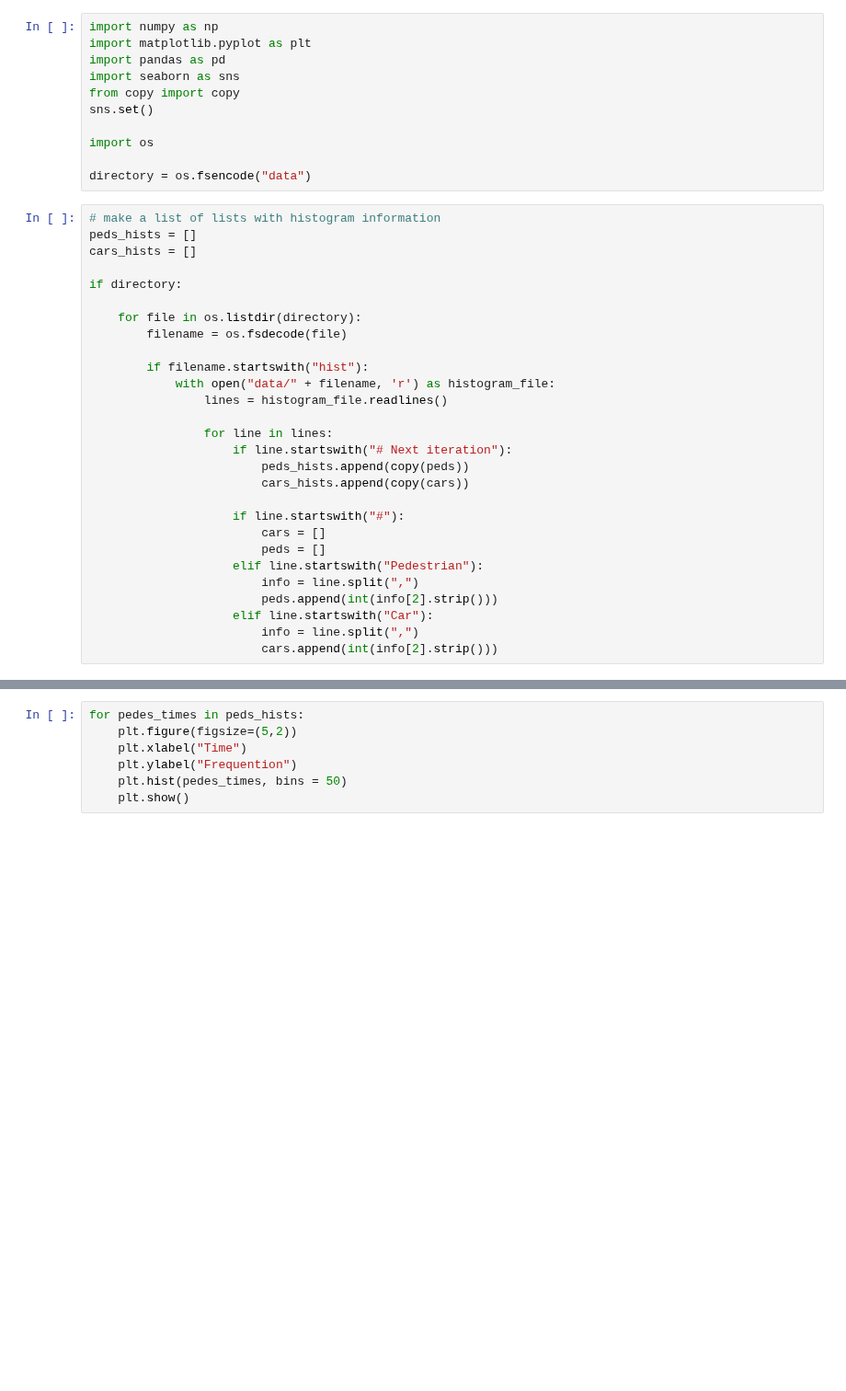
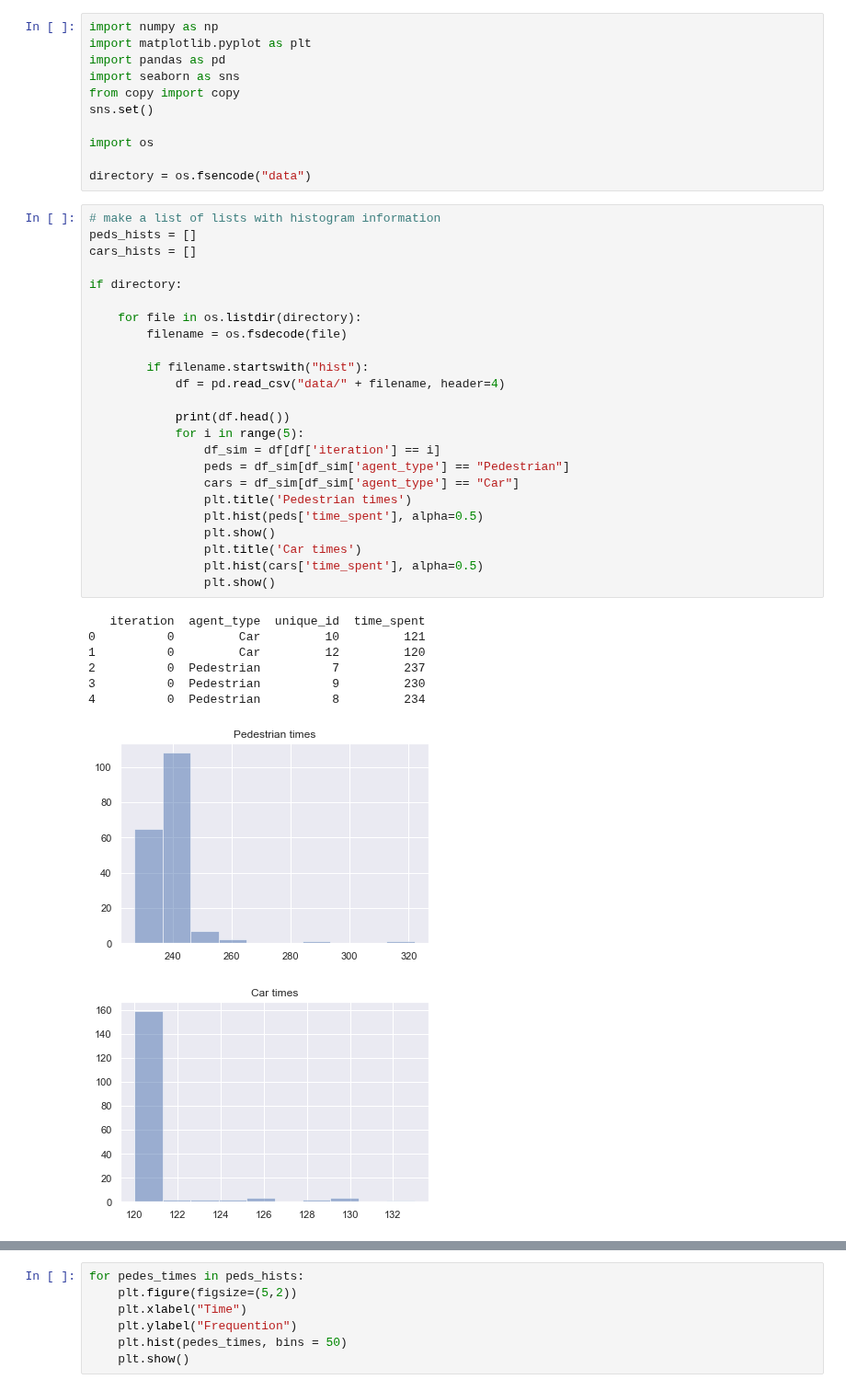
Before and after one commit to 11027649/ABM_project, a Jupyter notebook: dataAnalysis.ipynb, the cells around one changed output, grey strips where cells are left out. Shown at 92% size. Cells and saved outputs as stored; diff of their text form; blank space fills up the shorter version.

```diff
--- a/dataAnalysis.ipynb
+++ b/dataAnalysis.ipynb
@@ -9,31 +9,36 @@ sns.set()
 import os
 
 directory = os.fsencode("data")
-# %%
-# make a list of lists with histogram information
-peds_hists = []
-cars_hists = []
-
-if directory:
-
-    for file in os.listdir(directory):
-        filename = os.fsdecode(file)
-
-        if filename.startswith("hist"):
-            with open("data/" + filename, 'r') as histogram_file:
-                lines = histogram_file.readlines()
-
-                for line in lines:
-                    if line.startswith("# Next iteration"):
-                        peds_hists.append(copy(peds))
-                        cars_hists.append(copy(cars))
-
-                    if line.startswith("#"):
-                        cars = []
-                        peds = []
-                    elif line.startswith("Pedestrian"):
-                        info = line.split(",")
-                        peds.append(int(info[2].strip()))
-                    elif line.startswith("Car"):
-                        info = line.split(",")
-                        cars.append(int(info[2].strip()))
+# %%
+# make a list of lists with histogram information
+peds_hists = []
+cars_hists = []
+
+if directory:
+
+    for file in os.listdir(directory):
+        filename = os.fsdecode(file)
+
+        if filename.startswith("hist"):
+            df = pd.read_csv("data/" + filename, header=4)
+
+            print(df.head())
+            for i in range(5):
+                df_sim = df[df['iteration'] == i]
+                peds = df_sim[df_sim['agent_type'] == "Pedestrian"]
+                cars = df_sim[df_sim['agent_type'] == "Car"]
+                plt.title('Pedestrian times')
+                plt.hist(peds['time_spent'], alpha=0.5)
+                plt.show()
+                plt.title('Car times')
+                plt.hist(cars['time_spent'], alpha=0.5)
+                plt.show()
+# %% [output]
+   iteration  agent_type  unique_id  time_spent
+0          0         Car         10         121
+1          0         Car         12         120
+2          0  Pedestrian          7         237
+3          0  Pedestrian          9         230
+4          0  Pedestrian          8         234
+[figure, added]
+[figure, added]
```
Also changed, not shown: parts of 11 cells of this notebook.
